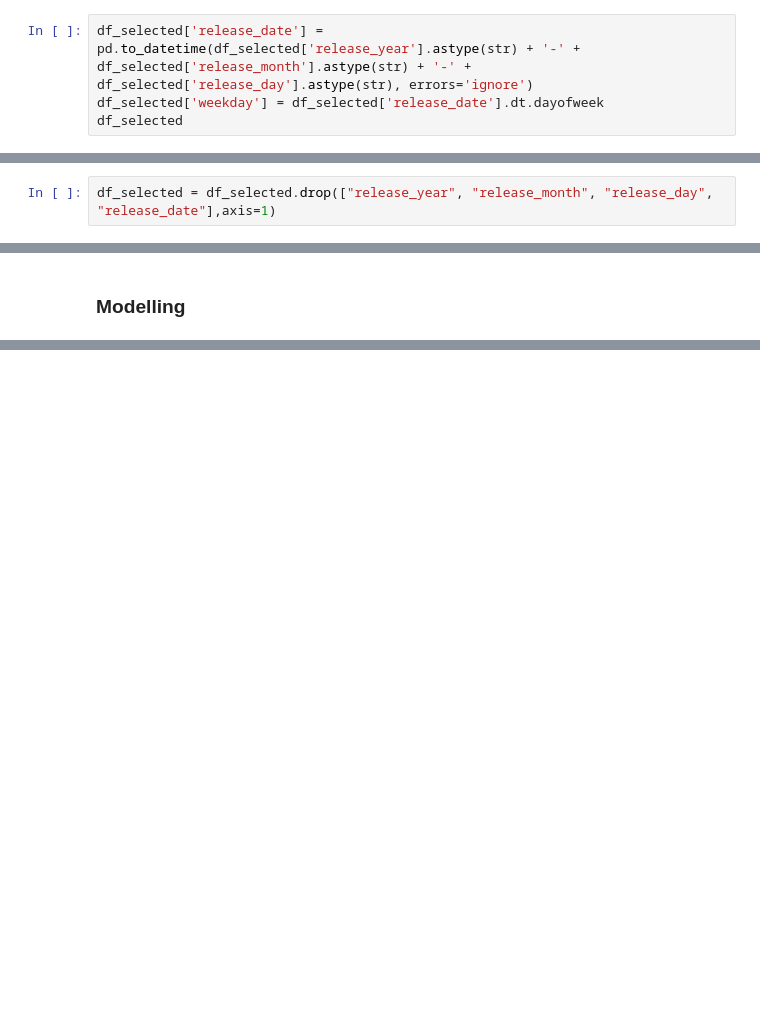
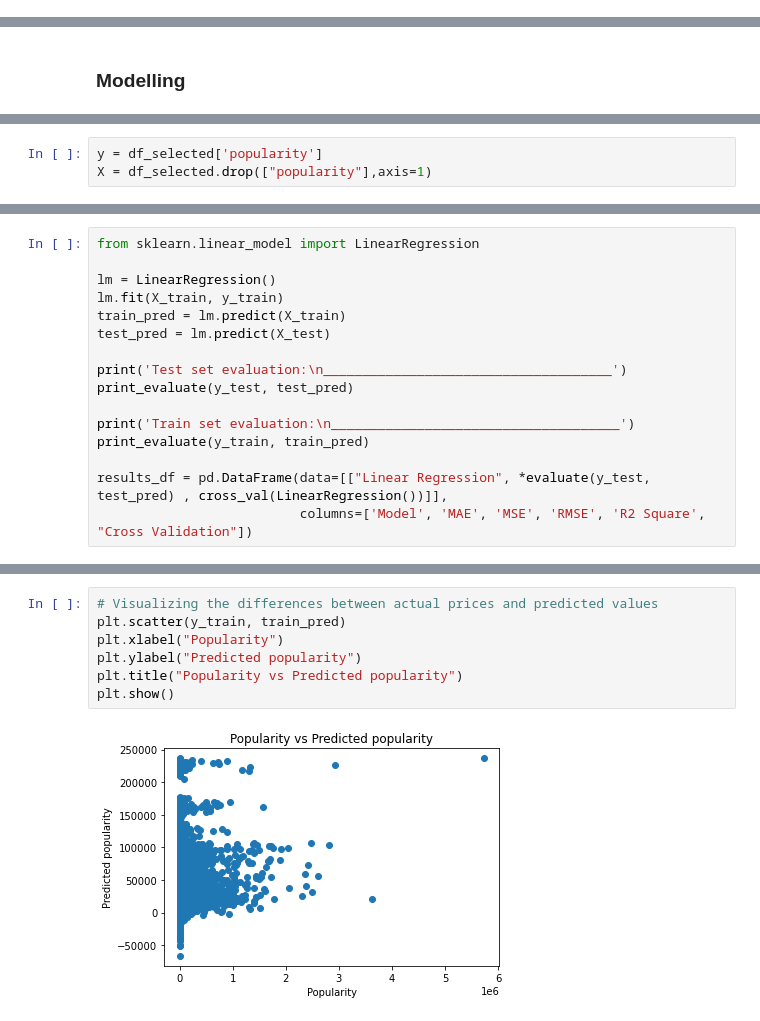
Before and after one commit to MaxiTrien/spotify-data-science-project, a Jupyter notebook: spotify-songs-pred-popularity.ipynb, the cells around one changed output, grey strips where cells are left out. Cells and saved outputs as stored; diff of their text form; blank space fills up the shorter version.

```diff
--- a/spotify-songs-pred-popularity.ipynb
+++ b/spotify-songs-pred-popularity.ipynb
@@ -314,4 +285,0 @@ array([1, 5, 8, 4, 11, 10, 9, 0, 2, 7, 6, 3], dtype=object)
-# %%
-df_selected['release_date'] = pd.to_datetime(df_selected['release_year'].astype(str) + '-' + df_selected['release_month'].astype(str) + '-' + df_selected['release_day'].astype(str), errors='ignore')
-df_selected['weekday'] = df_selected['release_date'].dt.dayofweek
-df_selected
@@ -336,2 +285,0 @@ array([0, 4, 3, 2, 1, 6, 5])
-# %%
-df_selected = df_selected.drop(["release_year", "release_month", "release_day", "release_date"],axis=1)
@@ -436,0 +331,3 @@ fig.show(config=config)
+# %%
+y = df_selected['popularity']
+X = df_selected.drop(["popularity"],axis=1)
@@ -436,0 +366,16 @@ fig.show(config=config)
+# %%
+from sklearn.linear_model import LinearRegression
+
+lm = LinearRegression()
+lm.fit(X_train, y_train)
+train_pred = lm.predict(X_train)
+test_pred = lm.predict(X_test)
+
+print('Test set evaluation:\n_____________________________________')
+print_evaluate(y_test, test_pred)
+
+print('Train set evaluation:\n_____________________________________')
+print_evaluate(y_train, train_pred)
+
+results_df = pd.DataFrame(data=[["Linear Regression", *evaluate(y_test, test_pred) , cross_val(LinearRegression())]],
+                          columns=['Model', 'MAE', 'MSE', 'RMSE', 'R2 Square', "Cross Validation"])
@@ -436,0 +406,9 @@ fig.show(config=config)
+# %%
+# Visualizing the differences between actual prices and predicted values
+plt.scatter(y_train, train_pred)
+plt.xlabel("Popularity")
+plt.ylabel("Predicted popularity")
+plt.title("Popularity vs Predicted popularity")
+plt.show()
+# %% [output]
+[figure, added]
```
Also changed, not shown: parts of 84 cells of this notebook, 4 other files.
